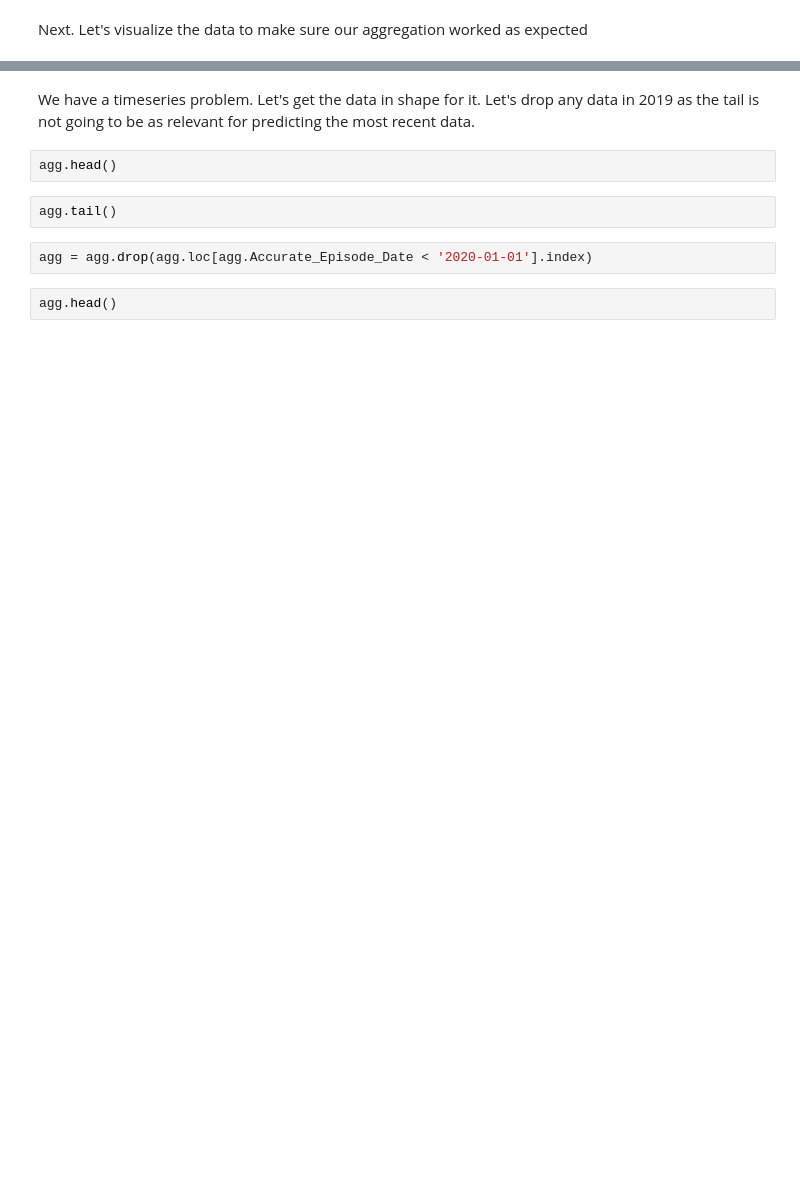
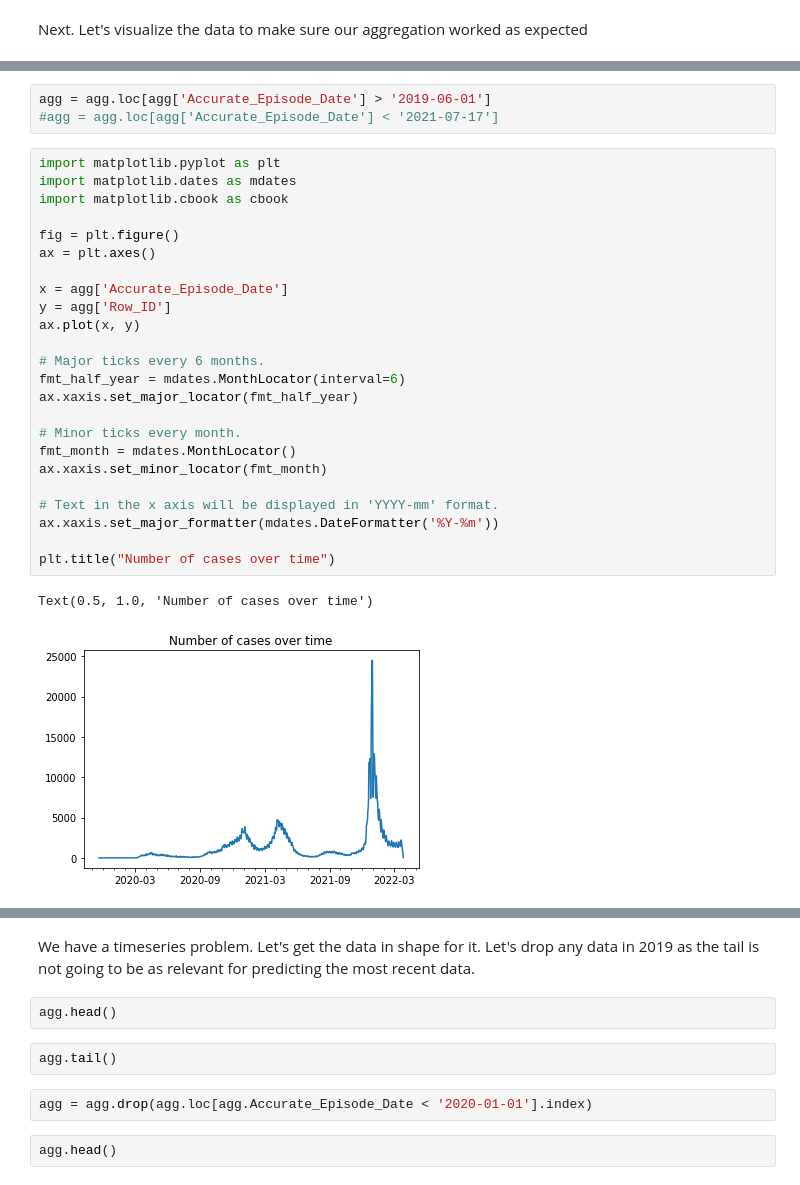
Before and after one commit to farbodab/ds-tools-ai4ph, a Jupyter notebook: Data Science Tools-Copy1.ipynb, the cells around one changed output, grey strips where cells are left out. Saved outputs shown, nothing was run; the diff lists cells and outputs as text; blank space fills up the shorter version.

```diff
--- a/Data Science Tools-Copy1.ipynb
+++ b/Data Science Tools-Copy1.ipynb
@@ -317,3 +389,33 @@ plt.title("Number of cases over time")
+# %%
+agg = agg.loc[agg['Accurate_Episode_Date'] > '2019-06-01']
+#agg = agg.loc[agg['Accurate_Episode_Date'] < '2021-07-17']
+# %%
+import matplotlib.pyplot as plt
+import matplotlib.dates as mdates
+import matplotlib.cbook as cbook
+
+fig = plt.figure()
+ax = plt.axes()
+
+x = agg['Accurate_Episode_Date']
+y = agg['Row_ID']
+ax.plot(x, y)
+
+# Major ticks every 6 months.
+fmt_half_year = mdates.MonthLocator(interval=6)
+ax.xaxis.set_major_locator(fmt_half_year)
+
+# Minor ticks every month.
+fmt_month = mdates.MonthLocator()
+ax.xaxis.set_minor_locator(fmt_month)
+
+# Text in the x axis will be displayed in 'YYYY-mm' format.
+ax.xaxis.set_major_formatter(mdates.DateFormatter('%Y-%m'))
+
+plt.title("Number of cases over time")
+# %% [output]
+Text(0.5, 1.0, 'Number of cases over time')
+[figure, added]
 # %% [markdown]
 <div style="padding: 10px; border: 2px black solid;">
 
```
Also changed, not shown: parts of 12 cells of this notebook, 1 other file.
